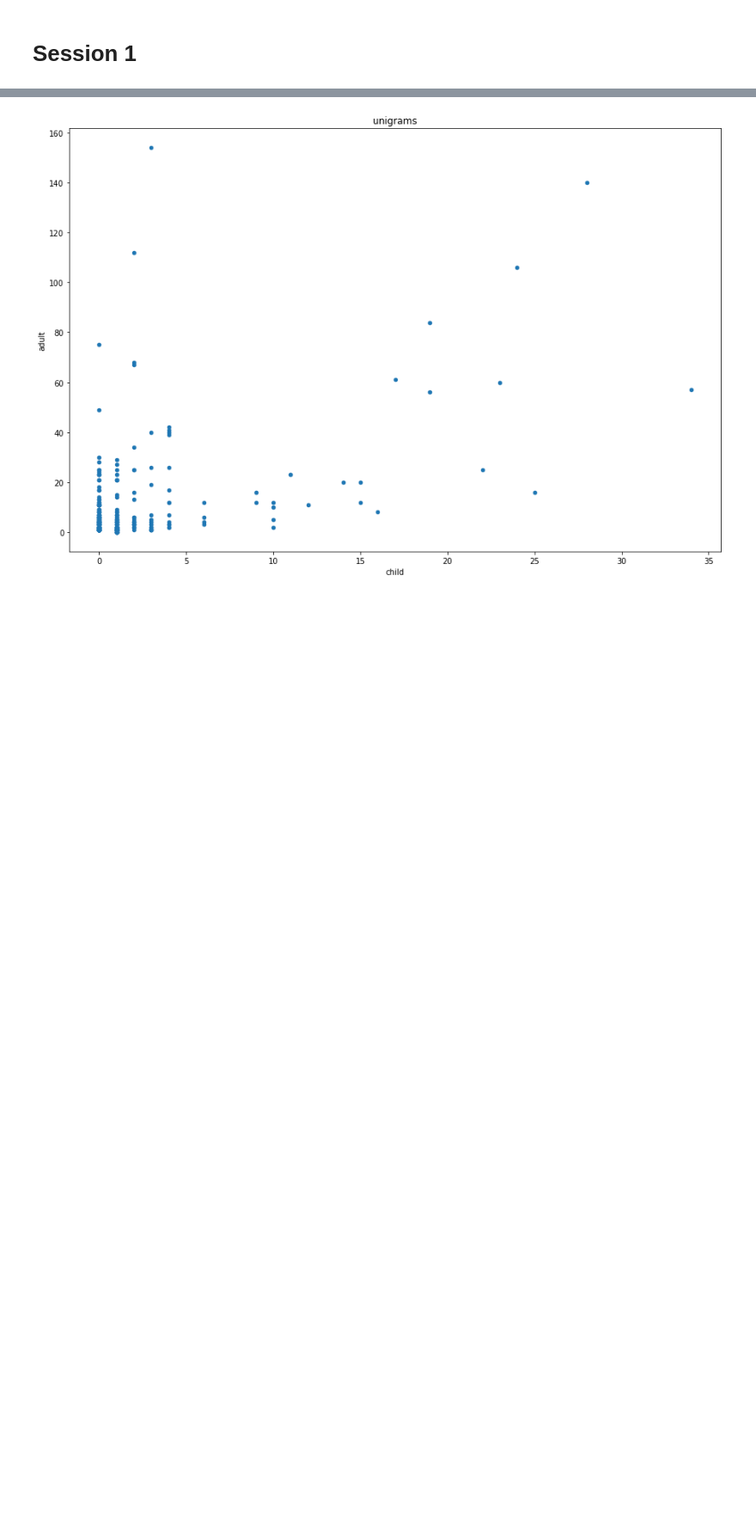
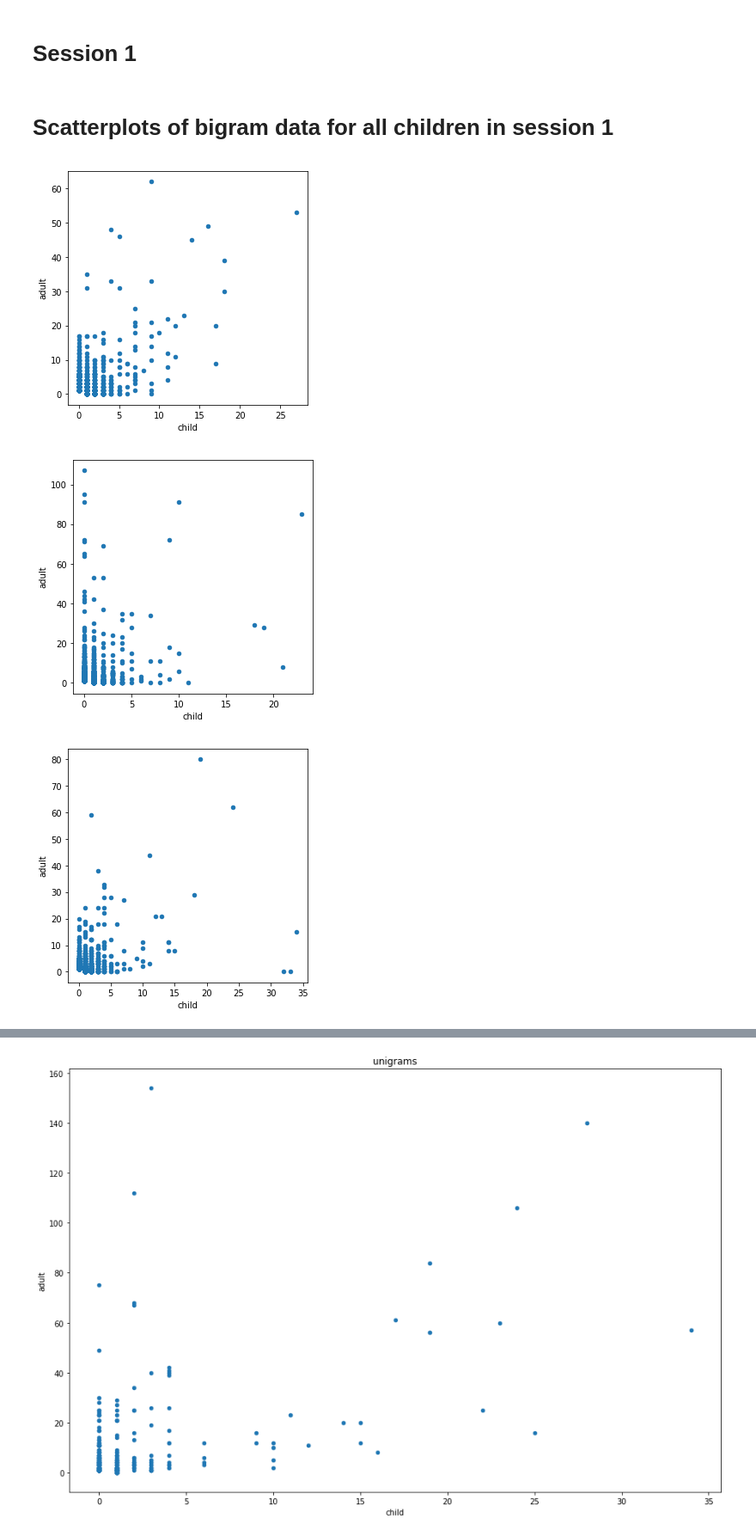
Before and after one commit to pfeyz/formulae-project, a Jupyter notebook: Morisita vs Cosine, Pearson, Spearman.ipynb, the cells around one changed output, grey strips where cells are left out. Shown at 86% size. Drawn from its saved outputs; the diff is of its cells as text; code cells hidden in the pictures; blank space fills up the shorter version.

Commit message:
add scatterplots

```diff
--- a/Morisita vs Cosine, Pearson, Spearman.ipynb
+++ b/Morisita vs Cosine, Pearson, Spearman.ipynb
@@ -84,0 +81,16 @@ np.linspace?
+# %% [markdown]
+# Scatterplots of bigram data for all children in session 1
+# %%
+plt.rcParams['figure.figsize'] = 5,5
+# %%
+x = (
+    bigrams
+    [bigrams.session.eq(1)]
+    .groupby(['corpus'])
+    .apply(ngram_vecs)
+)
+axes = x.groupby(level='corpus').plot.scatter(x='child', y='adult')
+# %% [output]
+[figure, added]
+[figure, added]
+[figure, added]
```
Also changed, not shown: parts of 9 cells of this notebook.
